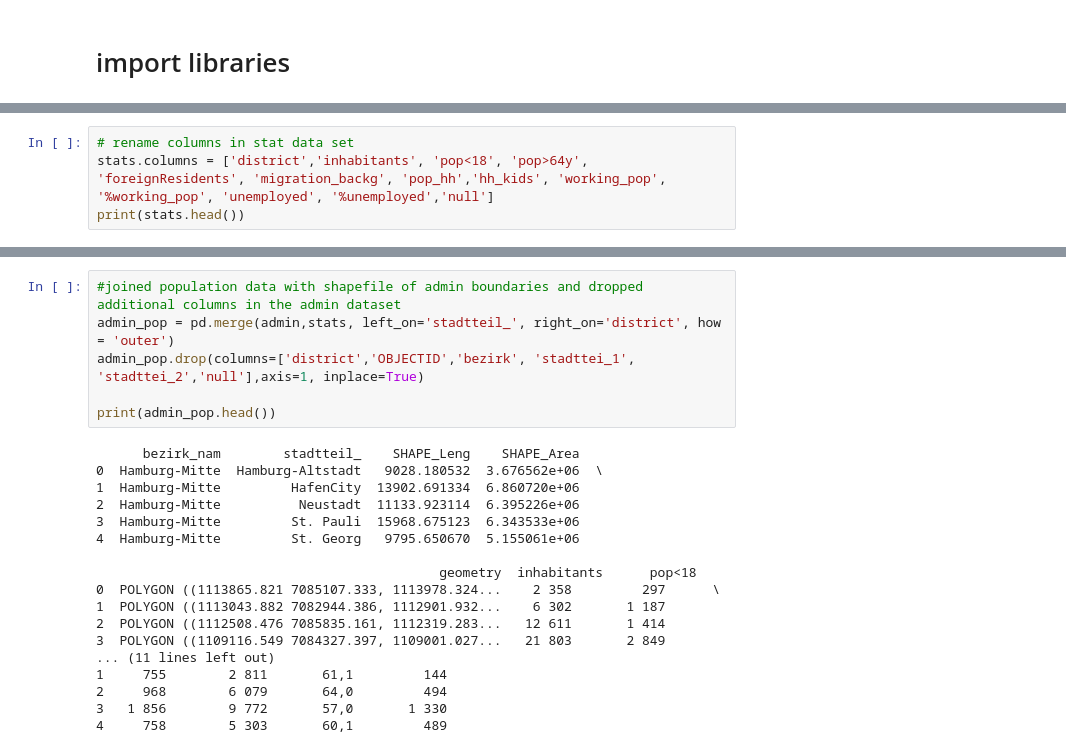
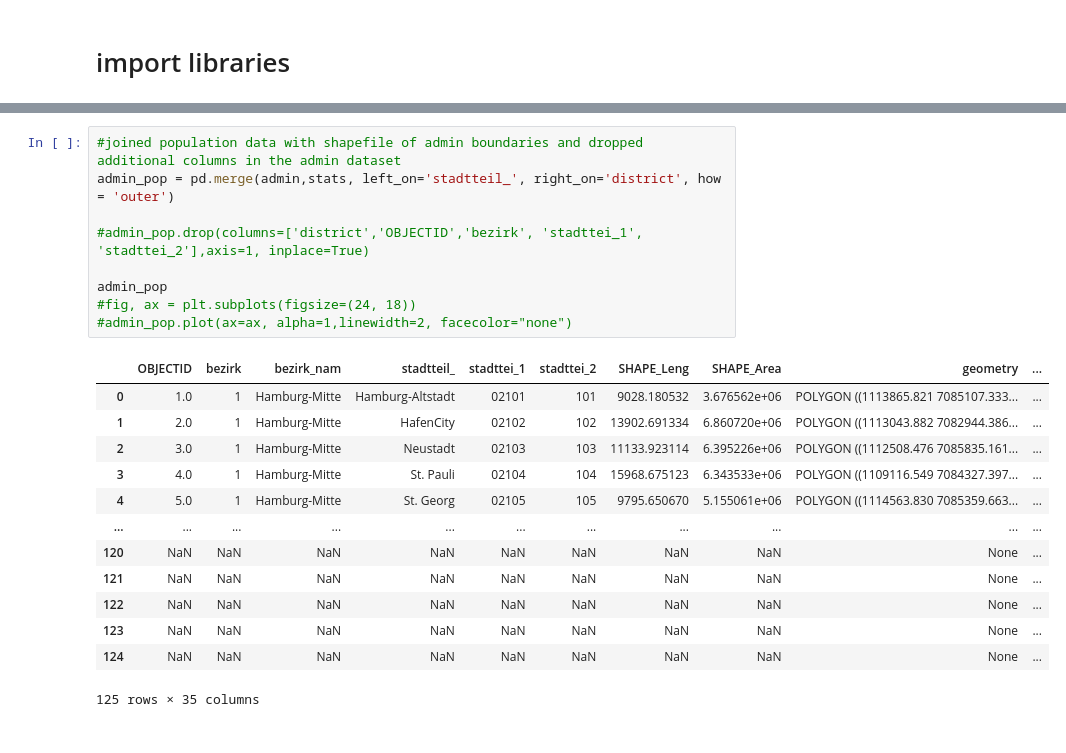
Before and after one commit to CharlotteGIS/egm722_project, a Jupyter notebook: my_project.ipynb, the cells around one changed output, grey strips where cells are left out. Cells and saved outputs as stored; diff of their text form.

```diff
--- a/my_project.ipynb
+++ b/my_project.ipynb
@@ -61,4 +53,0 @@ stats = stats.drop(stats.columns[[12,13]], axis=1) # df.columns is zero-based pd
-# %%
-# rename columns in stat data set
-stats.columns = ['district','inhabitants', 'pop<18', 'pop>64y', 'foreignResidents', 'migration_backg', 'pop_hh','hh_kids', 'working_pop', '%working_pop', 'unemployed', '%unemployed','null']
-print(stats.head())
@@ -86,24 +54,23 @@ print(stats.head())
 # %%
 #joined population data with shapefile of admin boundaries and dropped additional columns in the admin dataset
 admin_pop = pd.merge(admin,stats, left_on='stadtteil_', right_on='district', how = 'outer')
-admin_pop.drop(columns=['district','OBJECTID','bezirk', 'stadttei_1', 'stadttei_2','null'],axis=1, inplace=True)
 
-print(admin_pop.head())
+#admin_pop.drop(columns=['district','OBJECTID','bezirk', 'stadttei_1', 'stadttei_2'],axis=1, inplace=True)
+
+admin_pop
+#fig, ax = plt.subplots(figsize=(24, 18))
+#admin_pop.plot(ax=ax, alpha=1,linewidth=2, facecolor="none")
 # %% [output]
+|  | OBJECTID | bezirk | bezirk_nam | stadtteil_ | stadttei_1 | stadttei_2 | SHAPE_Leng | SHAPE_Area | geometry | ... |
+| 0 | 1.0 | 1 | Hamburg-Mitte | Hamburg-Altstadt | 02101 | 101 | 9028.180532 | 3.676562e+06 | POLYGON ((1113865.821 7085107.333... | ... |
+| 1 | 2.0 | 1 | Hamburg-Mitte | HafenCity | 02102 | 102 | 13902.691334 | 6.860720e+06 | POLYGON ((1113043.882 7082944.386... | ... |
+| 2 | 3.0 | 1 | Hamburg-Mitte | Neustadt | 02103 | 103 | 11133.923114 | 6.395226e+06 | POLYGON ((1112508.476 7085835.161... | ... |
+| 3 | 4.0 | 1 | Hamburg-Mitte | St. Pauli | 02104 | 104 | 15968.675123 | 6.343533e+06 | POLYGON ((1109116.549 7084327.397... | ... |
+| 4 | 5.0 | 1 | Hamburg-Mitte | St. Georg | 02105 | 105 | 9795.650670 | 5.155061e+06 | POLYGON ((1114563.830 7085359.663... | ... |
+| ... | ... | ... | ... | ... | ... | ... | ... | ... | ... | ... |
+| 120 | NaN | NaN | NaN | NaN | NaN | NaN | NaN | NaN | None | ... |
+| 121 | NaN | NaN | NaN | NaN | NaN | NaN | NaN | NaN | None | ... |
+| 122 | NaN | NaN | NaN | NaN | NaN | NaN | NaN | NaN | None | ... |
+| 123 | NaN | NaN | NaN | NaN | NaN | NaN | NaN | NaN | None | ... |
+| 124 | NaN | NaN | NaN | NaN | NaN | NaN | NaN | NaN | None | ... |
-      bezirk_nam        stadtteil_    SHAPE_Leng    SHAPE_Area
-0  Hamburg-Mitte  Hamburg-Altstadt   9028.180532  3.676562e+06  \
-1  Hamburg-Mitte         HafenCity  13902.691334  6.860720e+06
-2  Hamburg-Mitte          Neustadt  11133.923114  6.395226e+06
-3  Hamburg-Mitte         St. Pauli  15968.675123  6.343533e+06
-4  Hamburg-Mitte         St. Georg   9795.650670  5.155061e+06
-
-                                            geometry  inhabitants      pop<18
-0  POLYGON ((1113865.821 7085107.333, 1113978.324...    2 358         297      \
-1  POLYGON ((1113043.882 7082944.386, 1112901.932...    6 302       1 187
-2  POLYGON ((1112508.476 7085835.161, 1112319.283...   12 611       1 414
-3  POLYGON ((1109116.549 7084327.397, 1109001.027...   21 803       2 849
-... (11 lines left out)
-1     755        2 811       61,1         144
-2     968        6 079       64,0         494
-3   1 856        9 772       57,0       1 330
-4     758        5 303       60,1         489
+125 rows × 35 columns
```
Also changed, not shown: parts of 10 cells of this notebook, 12 other files.
